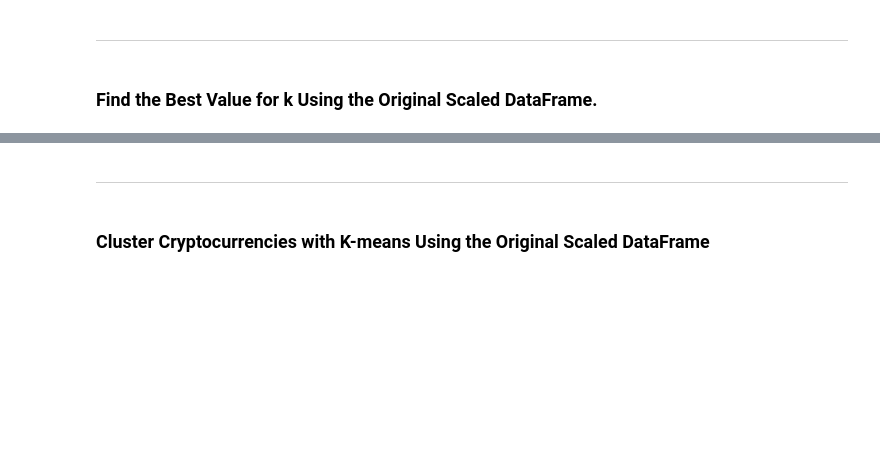
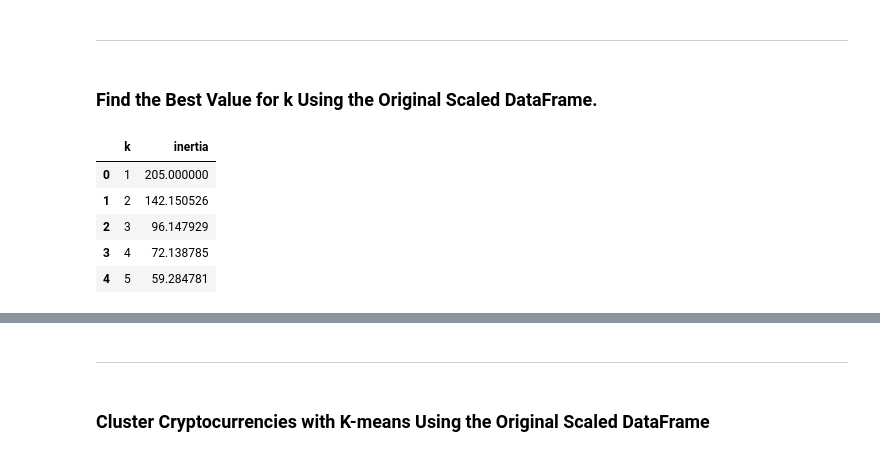
Before and after one commit to Daemch/CryptoClustering, a Jupyter notebook: Crypto_Clustering.ipynb, the cells around one changed output, grey strips where cells are left out. Drawn from its saved outputs; the diff is of its cells as text; code cells hidden in the pictures; blank space fills up the shorter version.

```diff
--- a/Crypto_Clustering.ipynb
+++ b/Crypto_Clustering.ipynb
@@ -75,20 +103,33 @@ df_market_data.hvplot.line(
 ### Find the Best Value for k Using the Original Scaled DataFrame.
 # %%
 # Create a list with the number of k-values from 1 to 11
+inertia = []
+k = list(range(1, 11))
 # %%
-# Create an empty list to store the inertia values
-
 
 # Create a for loop to compute the inertia with each possible value of k
 # Inside the loop:
 # 1. Create a KMeans model using the loop counter for the n_clusters
 # 2. Fit the model to the data using `df_market_data_scaled`
 # 3. Append the model.inertia_ to the inertia list
+for i in k:
+    k_model = KMeans(n_clusters=i, random_state=1)
+    k_model.fit(df_market_data_scaled)
+    inertia.append(k_model.inertia_)
 # %%
 # Create a dictionary with the data to plot the Elbow curve
-
+elbow_data = {"k": k, "inertia": inertia}
 
 # Create a DataFrame with the data to plot the Elbow curve
+df_elbow = pd.DataFrame(elbow_data)
+df_elbow.head()
+# %% [output]
+|  | k | inertia |
+| 0 | 1 | 205.000000 |
+| 1 | 2 | 142.150526 |
+| 2 | 3 | 96.147929 |
+| 3 | 4 | 72.138785 |
+| 4 | 5 | 59.284781 |
 # %%
 # Plot a line chart with all the inertia values computed with
 # the different values of k to visually identify the optimal value for k.
```
Also changed, not shown: parts of 8 cells of this notebook.
